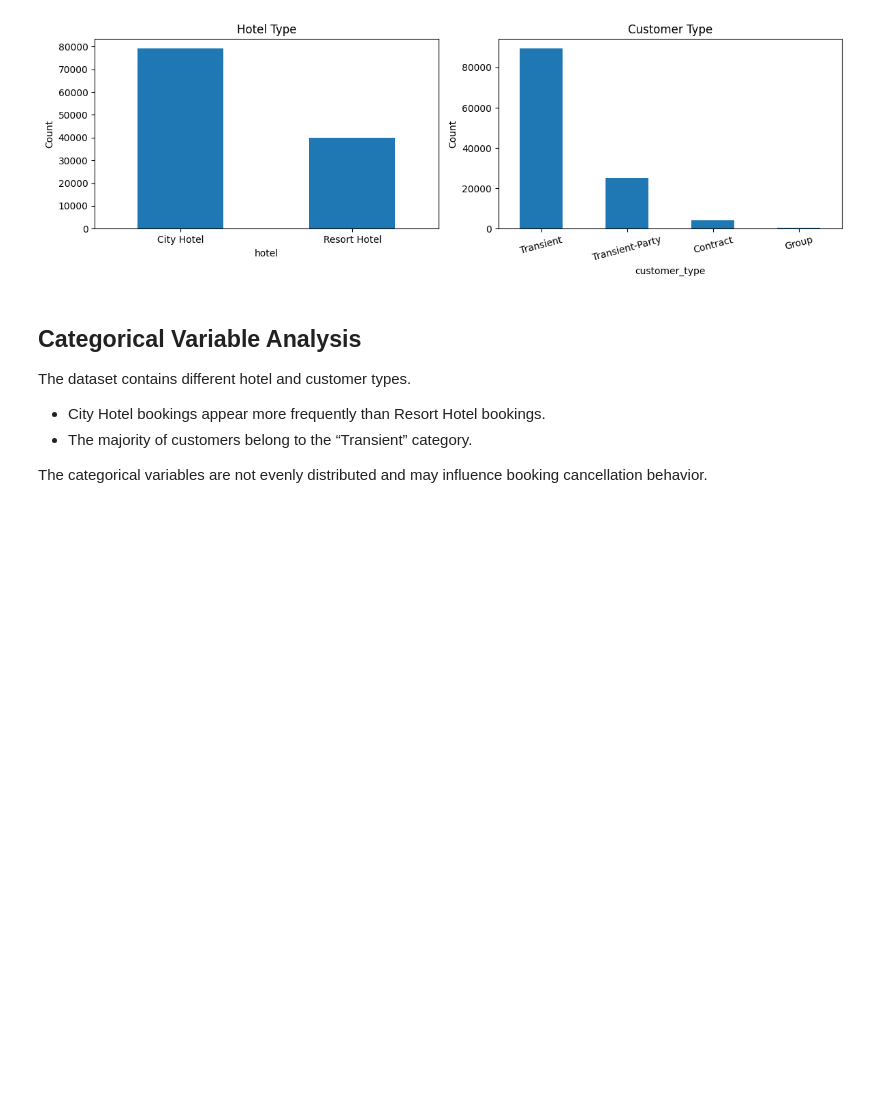
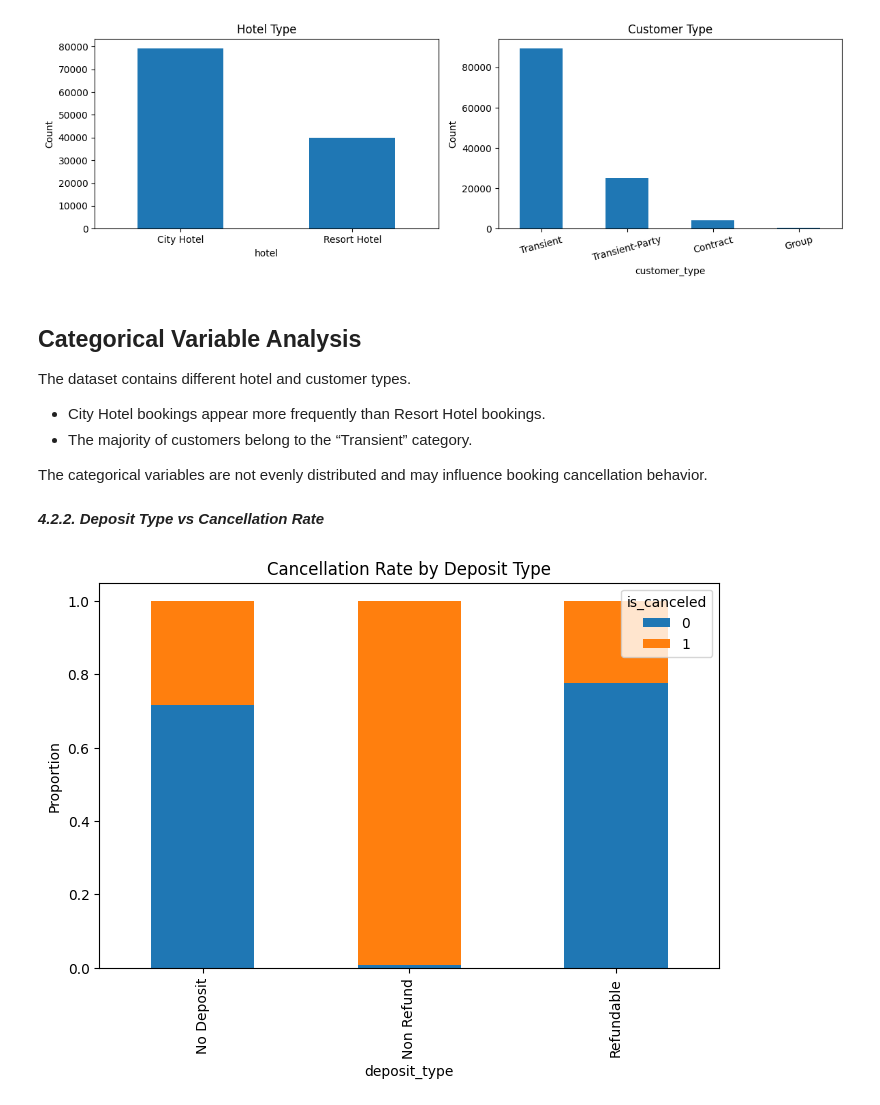
Before and after one commit to trangngo3001/LAEM-Hotel-booking-, a Jupyter notebook: Notebook/01_understanding_data.ipynb, the cells around one changed output. Drawn from its saved outputs; the diff is of its cells as text; code cells hidden in the pictures; blank space fills up the shorter version.

```diff
--- a/Notebook/01_understanding_data.ipynb
+++ b/Notebook/01_understanding_data.ipynb
@@ -264,3 +469,24 @@ The dataset contains different hotel and customer types.
 - The majority of customers belong to the “Transient” category.
 
 The categorical variables are not evenly distributed and may influence booking cancellation behavior.
+# %% [markdown]
+___4.2.2. Deposit Type vs Cancellation Rate___
+# %%
+cancel_by_deposit = pd.crosstab(
+   df['deposit_type'],
+   df['is_canceled'],
+   normalize='index'
+)
+
+cancel_by_deposit.plot(
+   kind='bar',
+   stacked=True,
+   figsize=(8,5)
+)
+
+plt.title('Cancellation Rate by Deposit Type')
+plt.ylabel('Proportion')
+
+plt.show()
+# %% [output]
+[figure, added]
```
Also changed, not shown: parts of 50 cells of this notebook.
